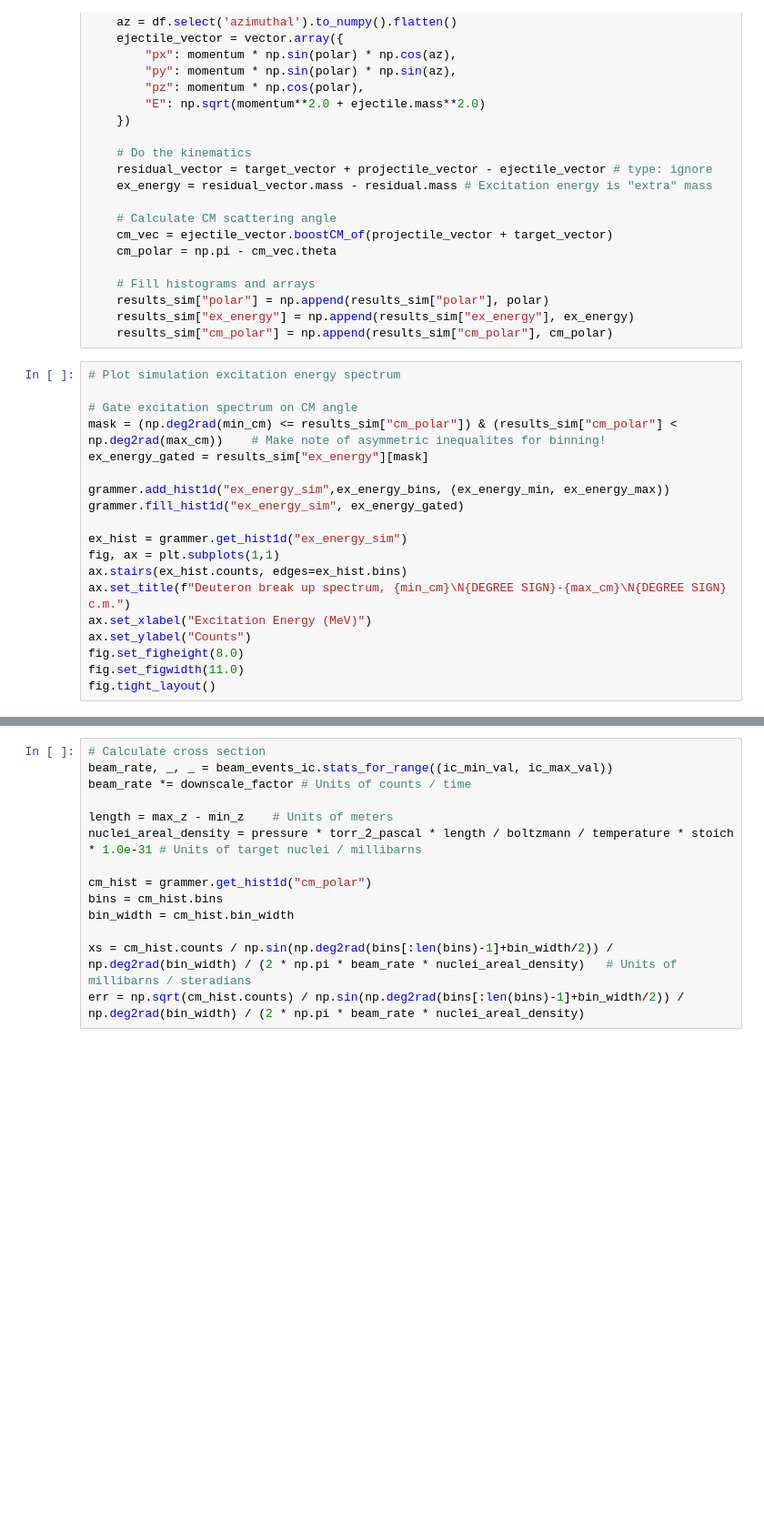
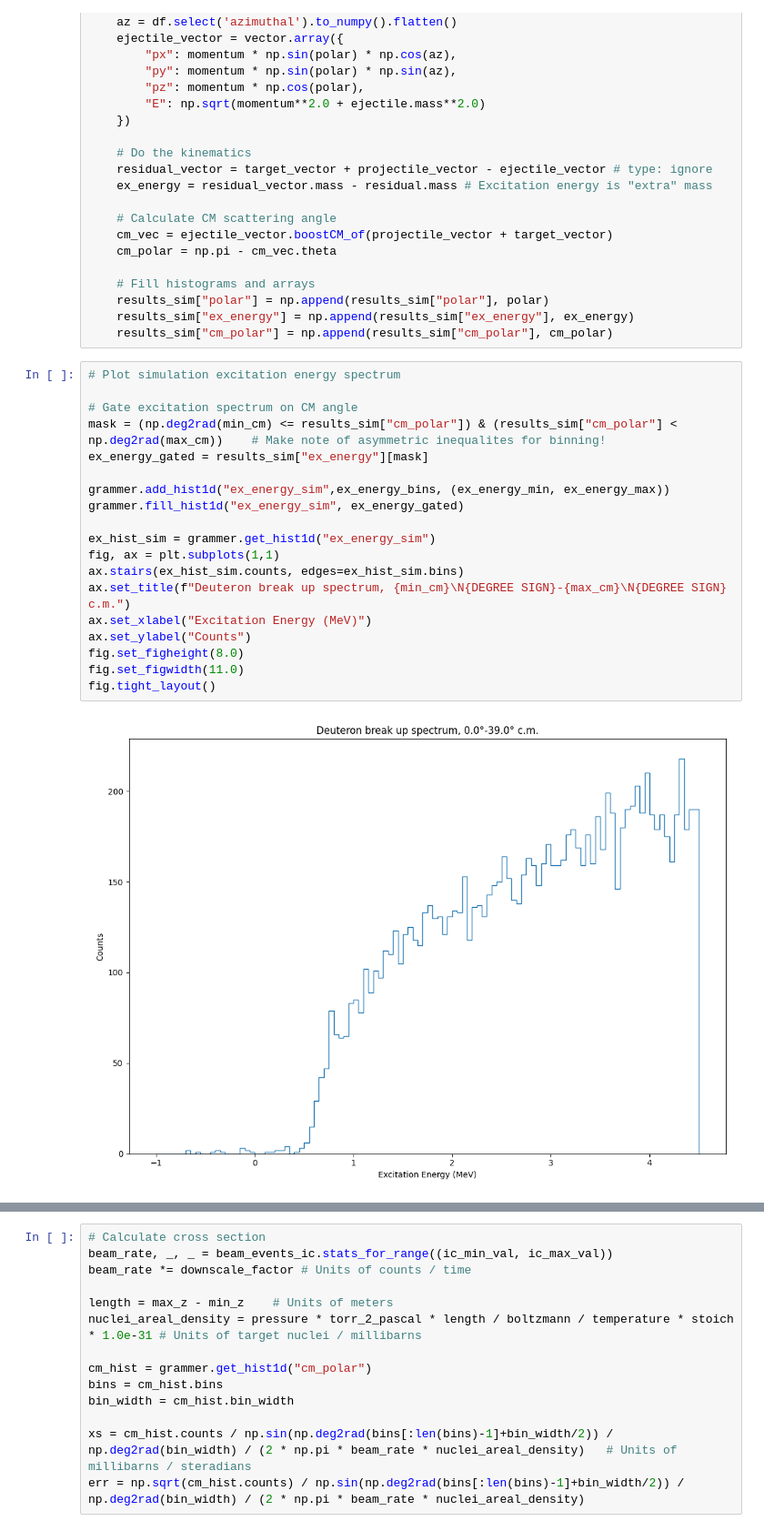
Before and after one commit to sigmanotation/e20009_analysis, a Jupyter notebook: notebooks/new_analysis.ipynb, the cells around one changed output, grey strips where cells are left out. Shown at 91% size. Saved outputs shown, nothing was run; the diff lists cells and outputs as text; blank space fills up the shorter version.

```diff
--- a/notebooks/new_analysis.ipynb
+++ b/notebooks/new_analysis.ipynb
@@ -429,22 +450,24 @@ for run in range(run_min_sim, run_max_sim+1):
 # %%
 # Plot simulation excitation energy spectrum
 
 # Gate excitation spectrum on CM angle
 mask = (np.deg2rad(min_cm) <= results_sim["cm_polar"]) & (results_sim["cm_polar"] < np.deg2rad(max_cm))    # Make note of asymmetric inequalites for binning!
 ex_energy_gated = results_sim["ex_energy"][mask]
 
 grammer.add_hist1d("ex_energy_sim",ex_energy_bins, (ex_energy_min, ex_energy_max))
 grammer.fill_hist1d("ex_energy_sim", ex_energy_gated)
 
-ex_hist = grammer.get_hist1d("ex_energy_sim")
+ex_hist_sim = grammer.get_hist1d("ex_energy_sim")
 fig, ax = plt.subplots(1,1)
-ax.stairs(ex_hist.counts, edges=ex_hist.bins)
+ax.stairs(ex_hist_sim.counts, edges=ex_hist_sim.bins)
 ax.set_title(f"Deuteron break up spectrum, {min_cm}\N{DEGREE SIGN}-{max_cm}\N{DEGREE SIGN} c.m.")
 ax.set_xlabel("Excitation Energy (MeV)")
 ax.set_ylabel("Counts")
 fig.set_figheight(8.0)
 fig.set_figwidth(11.0)
 fig.tight_layout()
+# %% [output]
+[figure, added]
 # %%
 # Characterize background in excitation spectrum
 
```
Also changed, not shown: parts of 20 cells of this notebook.
